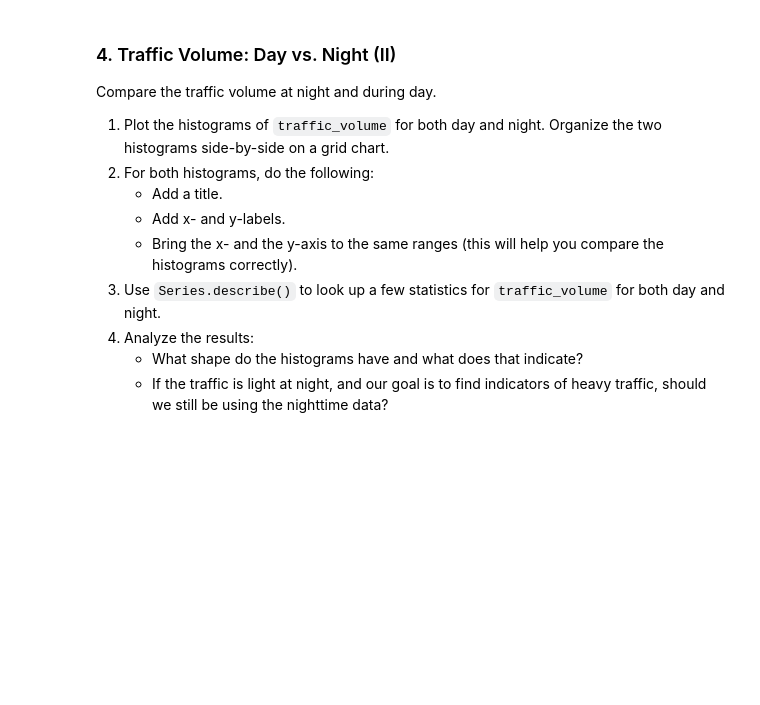
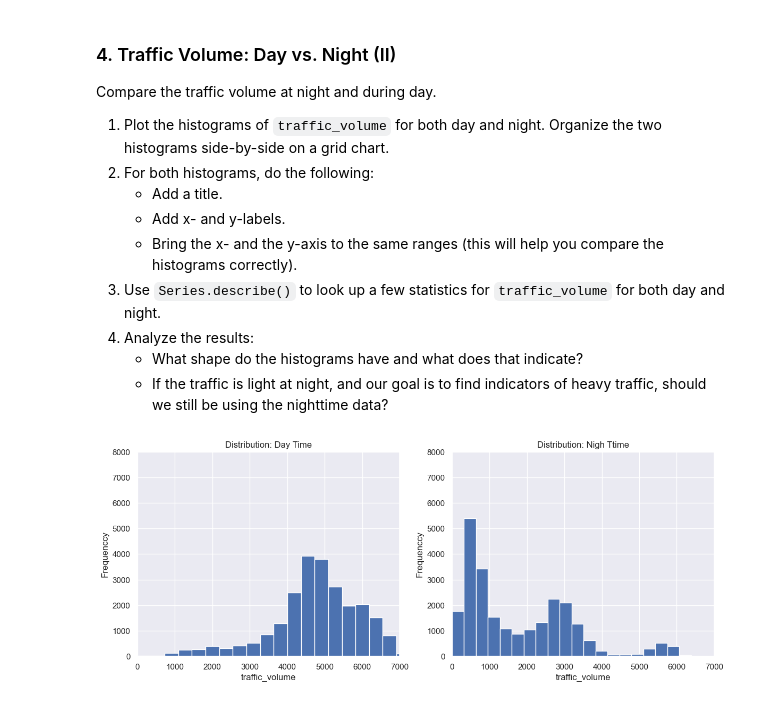
Before and after one commit to NasuYue/AB_testing_google_udemy, a Jupyter notebook: Part2_Intermediate-Python-and-Pandas/Data Visualization Fundamentals/Finding Heavy Traffic Indicators on I-94/Finding-Heavy-Traffic-Indicators-on-I-94.ipynb, the cells around one changed output. Saved outputs shown, nothing was run; the diff lists cells and outputs as text; code cells hidden in the pictures; blank space fills up the shorter version.

```diff
--- a/Part2_Intermediate-Python-and-Pandas/Data Visualization Fundamentals/Finding Heavy Traffic Indicators on I-94/Finding-Heavy-Traffic-Indicators-on-I-94.ipynb
+++ b/Part2_Intermediate-Python-and-Pandas/Data Visualization Fundamentals/Finding Heavy Traffic Indicators on I-94/Finding-Heavy-Traffic-Indicators-on-I-94.ipynb
@@ -91,5 +91,7 @@ We'll start by dividing the dataset into two parts:
    - Isolate the nighttime data.
 # %%
 data['date_time']=pd.to_datetime(data['date_time'])
-daytime=data[(data['date_time'].dt.hour>=7) & (data['date_time'].dt.hour<=19)]
-nighttime=data[(data['date_time'].dt.hour<6) & (data['date_time'].dt.hour>20)]
+daytime=data.copy()[(data['date_time'].dt.hour>=7) & (data['date_time'].dt.hour<19)]
+nighttime=data.copy()[(data['date_time'].dt.hour<7) | (data['date_time'].dt.hour>=19)]
+print(nighttime.shape)
+print(daytime.shape)
@@ -105,3 +110,29 @@ Compare the traffic volume at night and during day.
 4. Analyze the results:
    - What shape do the histograms have and what does that indicate?
    - If the traffic is light at night, and our goal is to find indicators of heavy traffic, should we still be using the nighttime data?
+# %%
+# Set grid figure size
+plt.figure(figsize=(14,5))
+sns.set_theme()
+
+# Set daytime
+plt.subplot(1,2,1)
+plt.hist(daytime['traffic_volume'],bins=20)
+plt.title('Distribution: Day Time')
+plt.xlabel('traffic_volume')
+plt.ylabel('Frequenccy')
+plt.xlim([0,7000])
+plt.ylim([0,8000])
+
+# Set nighttime
+plt.subplot(1,2,2)
+plt.hist(nighttime['traffic_volume'],bins=20)
+plt.title('Distribution: Nigh Ttime')
+plt.xlabel('traffic_volume')
+plt.ylabel('Frequenccy')
+plt.xlim([0,7000])
+plt.ylim([0,8000])
+
+plt.show()
+# %% [output]
+[figure, added]
```
Also changed, not shown: parts of 4 cells of this notebook.
